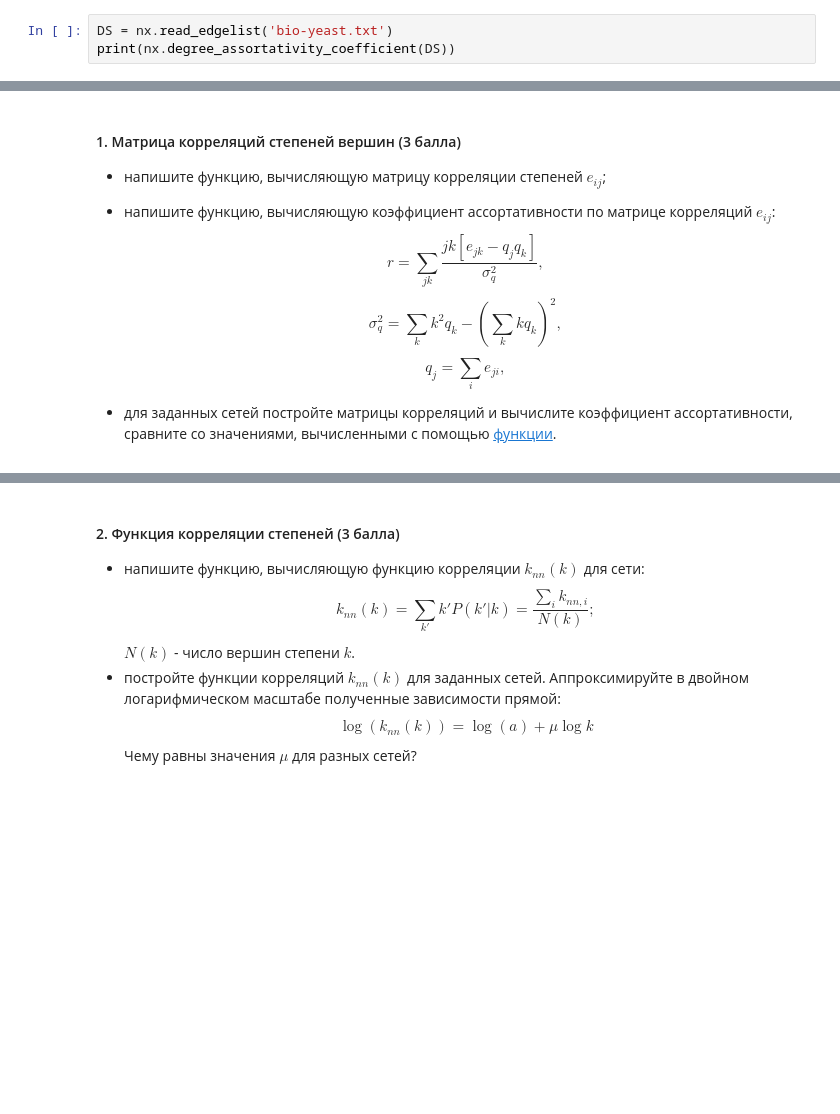
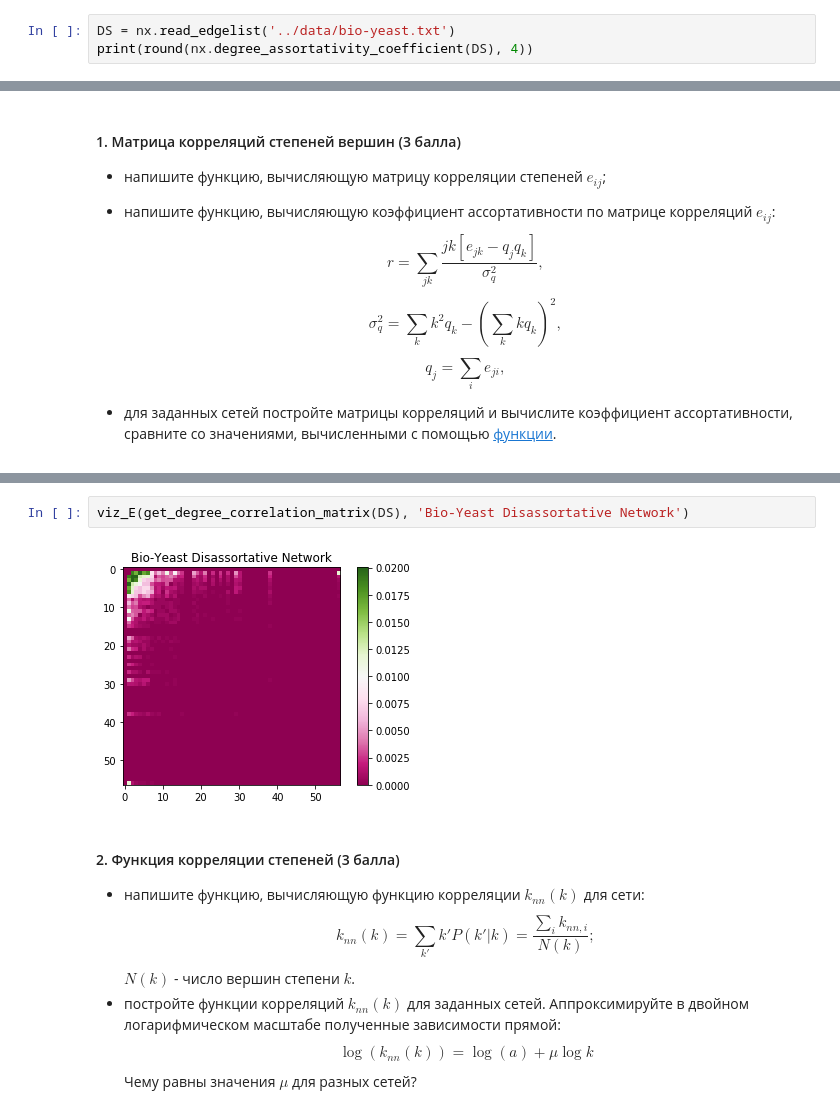
Before and after one commit to kimaril/networksch, a Jupyter notebook: notebooks/NS_Assignment_6_KimDV.ipynb, the cells around one changed output, grey strips where cells are left out. Cells and saved outputs as stored; diff of their text form; blank space fills up the shorter version.

```diff
--- a/notebooks/NS_Assignment_6_KimDV.ipynb
+++ b/notebooks/NS_Assignment_6_KimDV.ipynb
@@ -24,6 +26,6 @@ print(nx.degree_assortativity_coefficient(AS))
 # %% [markdown]
 * Disassortative Network
 # %%
-DS = nx.read_edgelist('bio-yeast.txt')
-print(nx.degree_assortativity_coefficient(DS))
+DS = nx.read_edgelist('../data/bio-yeast.txt')
+print(round(nx.degree_assortativity_coefficient(DS), 4))
 # %% [output]
@@ -94,3 +103,7 @@ plt.colorbar()
+# %%
+viz_E(get_degree_correlation_matrix(DS), 'Bio-Yeast Disassortative Network')
+# %% [output]
+[figure, added]
 # %% [markdown]
 #### 2. Функция корреляции степеней (3 балла)
 * напишите функцию, вычисляющую функцию корреляции $k_{nn}(k)$ для сети:
```
Also changed, not shown: parts of 21 cells of this notebook, 2 other files.
